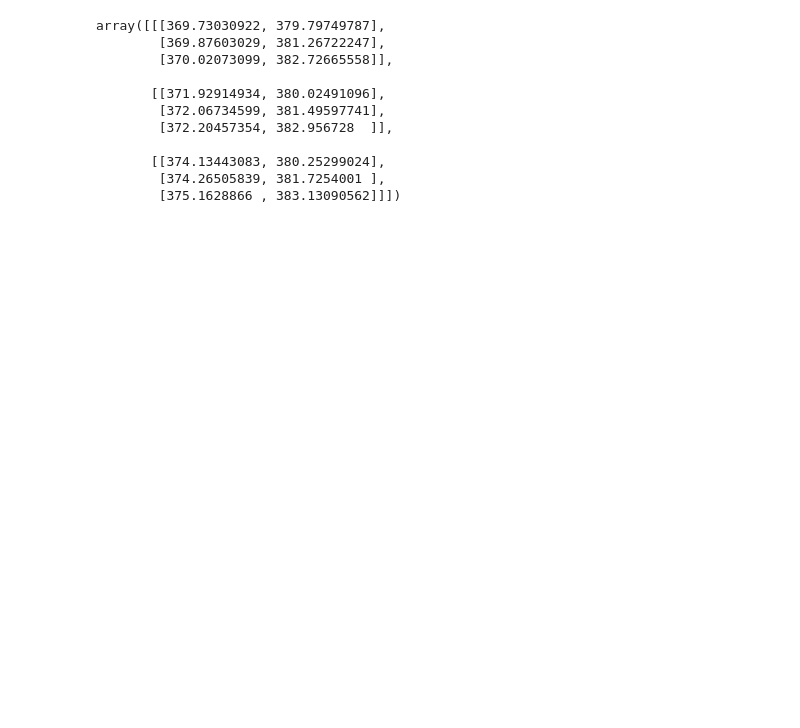
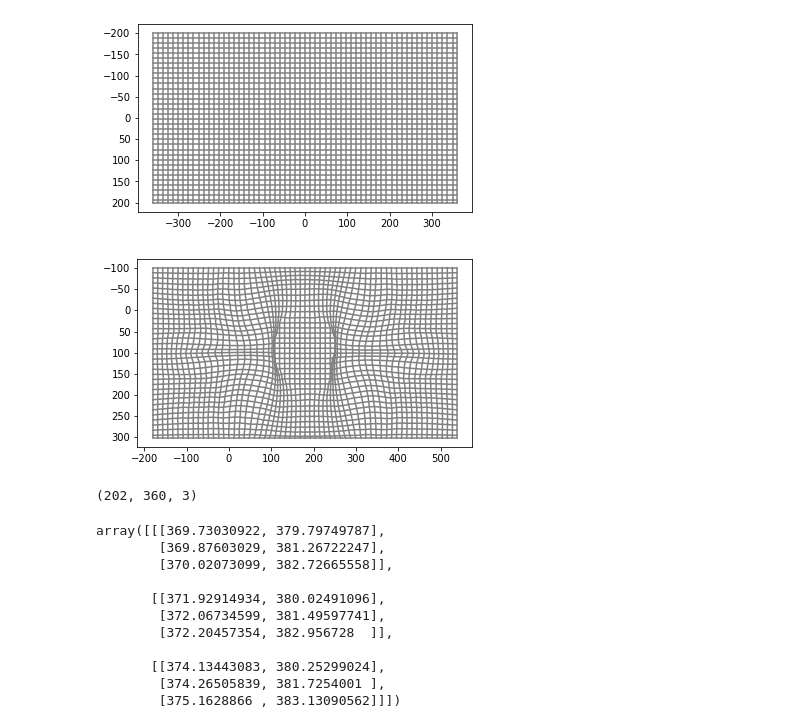
Before and after one commit to Freddiechang/gst_python_plugin, a Jupyter notebook: python/PaperImages.ipynb, the cells around one changed output. Cells and saved outputs as stored; diff of their text form; code cells hidden in the pictures; blank space fills up the shorter version.

```diff
--- a/python/PaperImages.ipynb
+++ b/python/PaperImages.ipynb
@@ -1,22 +1,28 @@
 # %%
 from warp import *
 #sa = cv2.imread("/home/shupeizhang/Downloads/test/0012.png", cv2.IMREAD_GRAYSCALE)
 #oi = cv2.imread("/home/shupeizhang/Downloads/test/image_0012.png")
-sa = cv2.imread("../../Datasets/saliency/UCF/training/Diving-Side-005/maps/Diving-Side_005_001.png", cv2.IMREAD_GRAYSCALE)
-oi = cv2.imread("../../Datasets/saliency/UCF/training/Diving-Side-005/images/Diving-Side_005_001.png")
+sa = cv2.imread("/home/shupeizhang/data/home/shupeizhang/Codes/Datasets/saliency/UCF/training/Diving-Side-005/maps/Diving-Side_005_001.png", cv2.IMREAD_GRAYSCALE)
+oi = cv2.imread("/home/shupeizhang/data/home/shupeizhang/Codes/Datasets/saliency/UCF/training/Diving-Side-005/images/Diving-Side_005_001.png")
 oi = oi[:,:,::-1]
 sa = cv2.resize(sa, (oi.shape[1], oi.shape[0]))
+mask = sa >= 10
 g = Gaussian((404,720))
 g.parameterize(sa, 10)
 c = g.extract_centers()
-s = salient_scale(c, (404,720), (0.6, 0.6))
-w = lambda x, y: rescale(x, 0.6, 0.6)
-m = Mesh(sa, 10, (288, 432), 8, w)
+s = salient_scale(c, (404,720), (0.7, 0.7))
+w = lambda x, y: rescale(x, *s, (404,720))
+m = Mesh(sa, mask, (202, 360), 12, w)
 m.V = m.warped_vertices
 m.plot_mesh()
-m.generate_mapping(5, c, s)
+m.generate_mapping(1, (404,720), (202, 360), s)
+m.plot_mesh()
 ot = m.coor_warping(oi)
 ot.shape
+# %% [output]
+[figure, added]
+[figure, added]
+(202, 360, 3)
 # %%
 m.coor_mapping[234:237,234:237]
 # %% [output]
```
Also changed, not shown: parts of 7 cells of this notebook, 8 other files.
